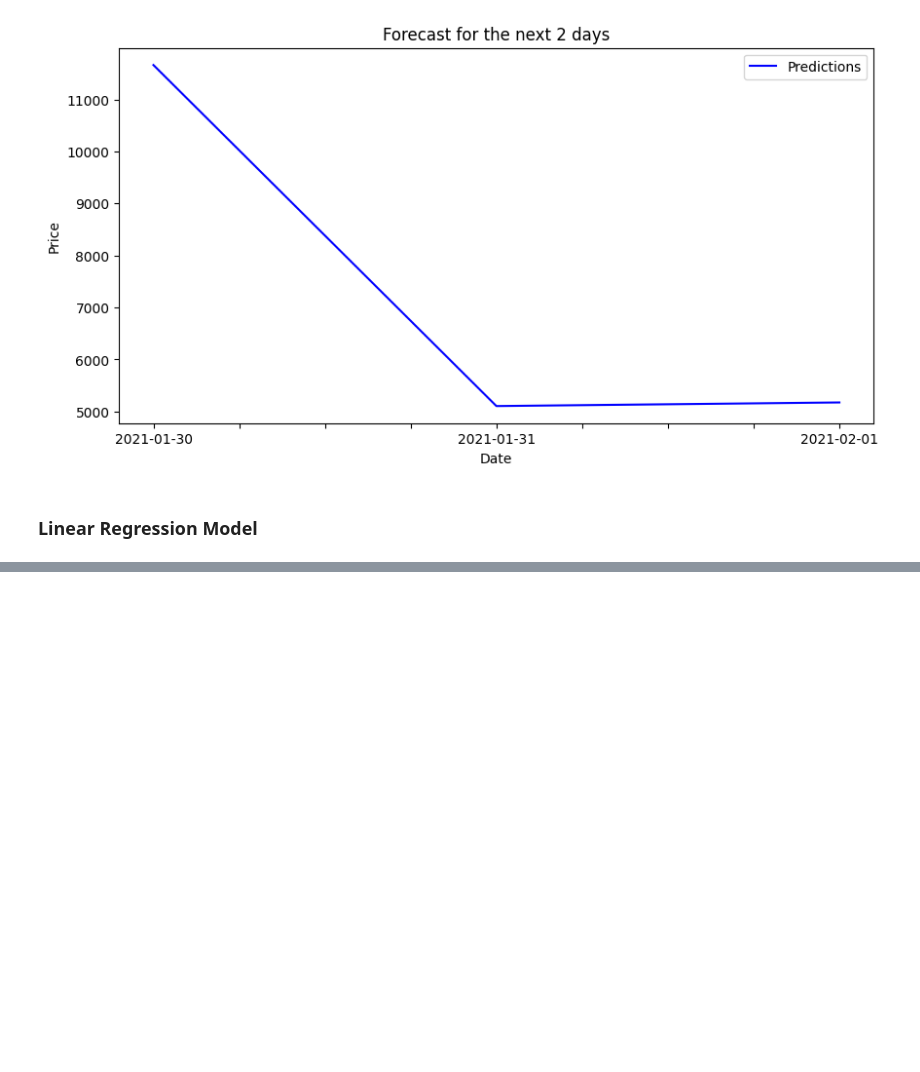
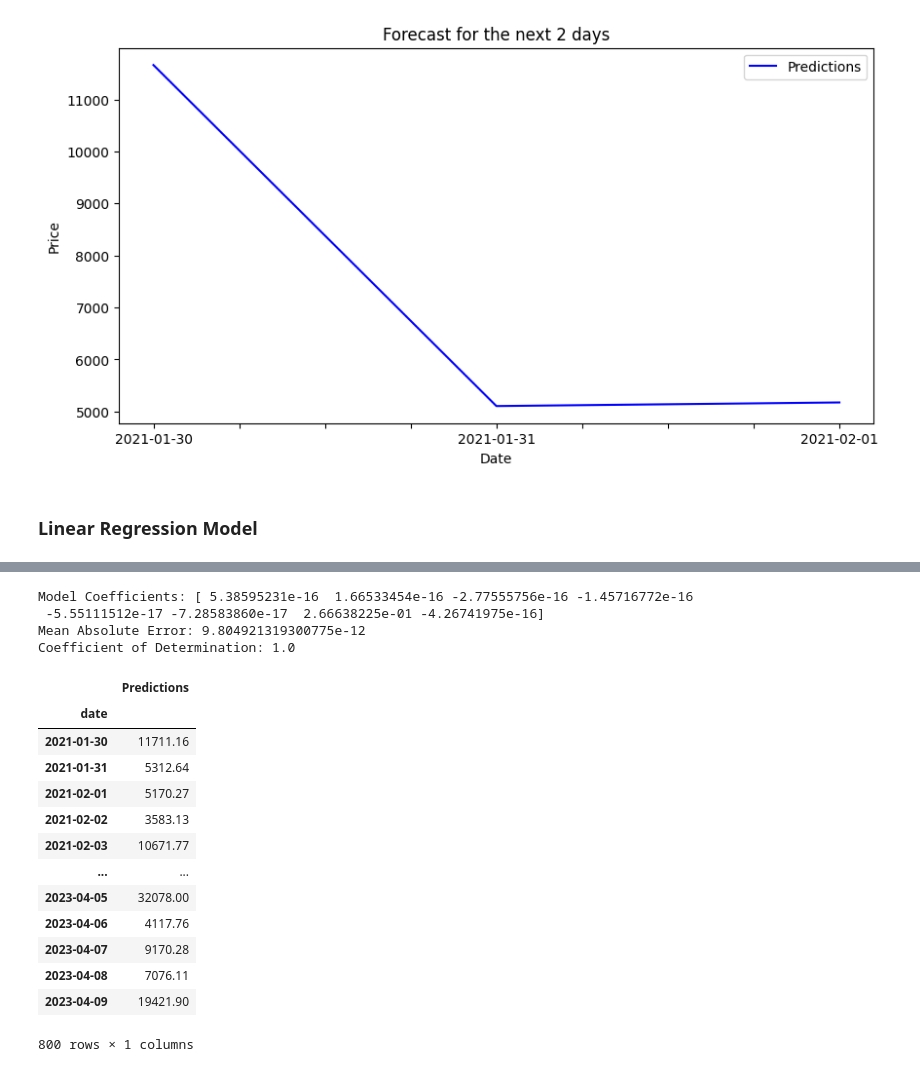
Before and after one commit to RompfRobert/Machine_Learning_and_Deep_Learning, a Jupyter notebook: MIB_Non-Neural_Machine_Learning/08_Assignement/rrompf_assignement_v2.ipynb, the cells around one changed output, grey strips where cells are left out. Cells and saved outputs as stored; diff of their text form; code cells hidden in the pictures; blank space fills up the shorter version.

```diff
--- a/MIB_Non-Neural_Machine_Learning/08_Assignement/rrompf_assignement_v2.ipynb
+++ b/MIB_Non-Neural_Machine_Learning/08_Assignement/rrompf_assignement_v2.ipynb
@@ -248,0 +299,32 @@ print("Ratio of 1 in y in test: {0:.2f}%".format(sum(y_test)/len(y_test)*100))
+# %%
+from sklearn.metrics import mean_absolute_error, r2_score
+
+
+# Printout relevant metrics
+print("Model Coefficients:", model.coef_)
+print("Mean Absolute Error:", mean_absolute_error(y_test, y_pred))
+print("Coefficient of Determination:", r2_score(y_test, y_pred))
+# %% [output]
+Model Coefficients: [ 5.38595231e-16  1.66533454e-16 -2.77555756e-16 -1.45716772e-16
+ -5.55111512e-17 -7.28583860e-17  2.66638225e-01 -4.26741975e-16]
+Mean Absolute Error: 9.804921319300775e-12
+Coefficient of Determination: 1.0
+# %%
+predictions_lr = pd.DataFrame({"Predictions": y_pred}, index=pd.date_range(start=df.index[-1], periods=len(y_pred), freq="D"))
+predictions_lr.index.name = 'date'
+predictions_lr
+# %% [output]
+|  | Predictions |
+| date |  |
+| 2021-01-30 | 11711.16 |
+| 2021-01-31 | 5312.64 |
+| 2021-02-01 | 5170.27 |
+| 2021-02-02 | 3583.13 |
+| 2021-02-03 | 10671.77 |
+| ... | ... |
+| 2023-04-05 | 32078.00 |
+| 2023-04-06 | 4117.76 |
+| 2023-04-07 | 9170.28 |
+| 2023-04-08 | 7076.11 |
+| 2023-04-09 | 19421.90 |
+800 rows × 1 columns
```
Also changed, not shown: parts of 11 cells of this notebook, 1 other file.
